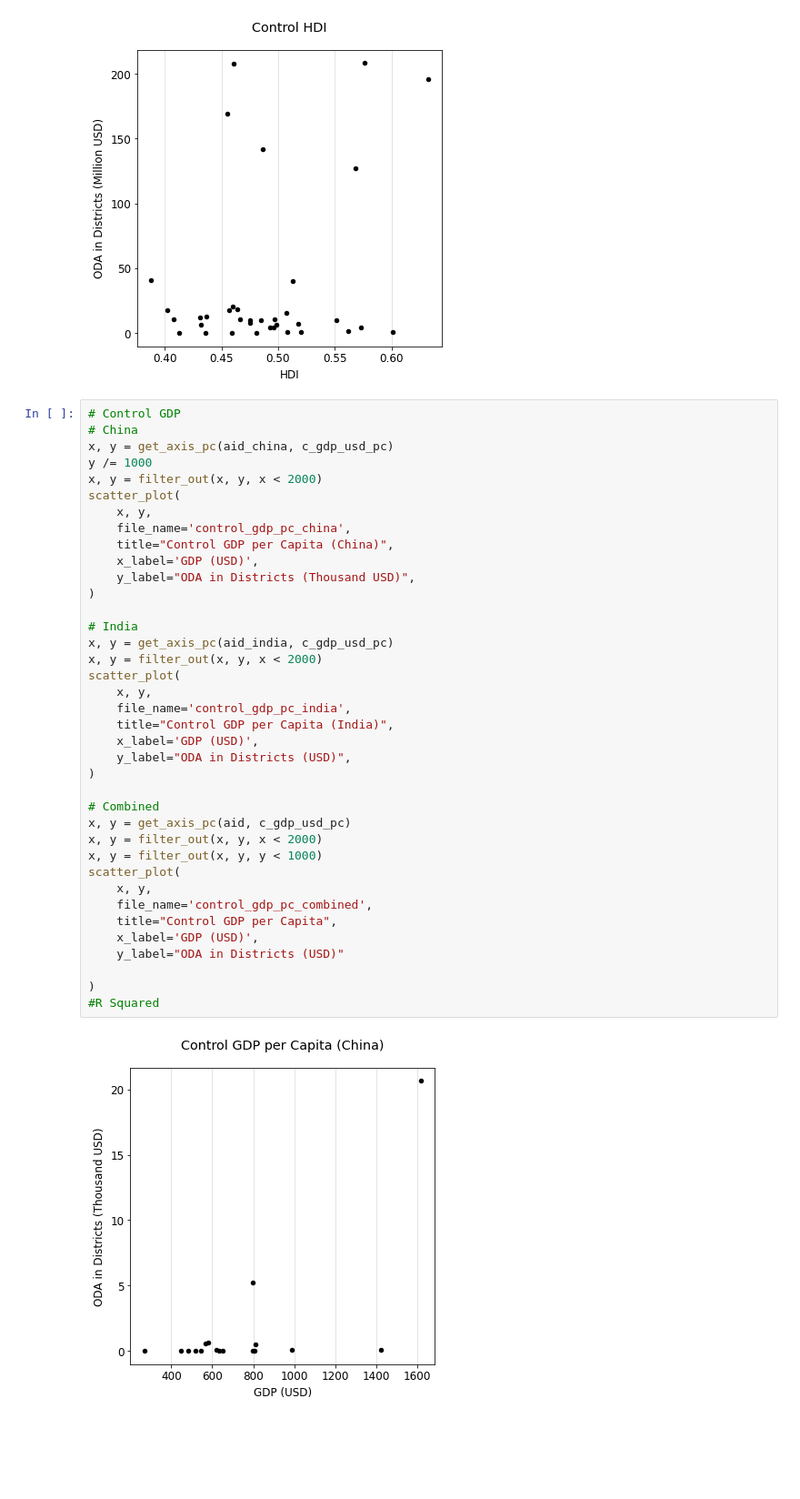
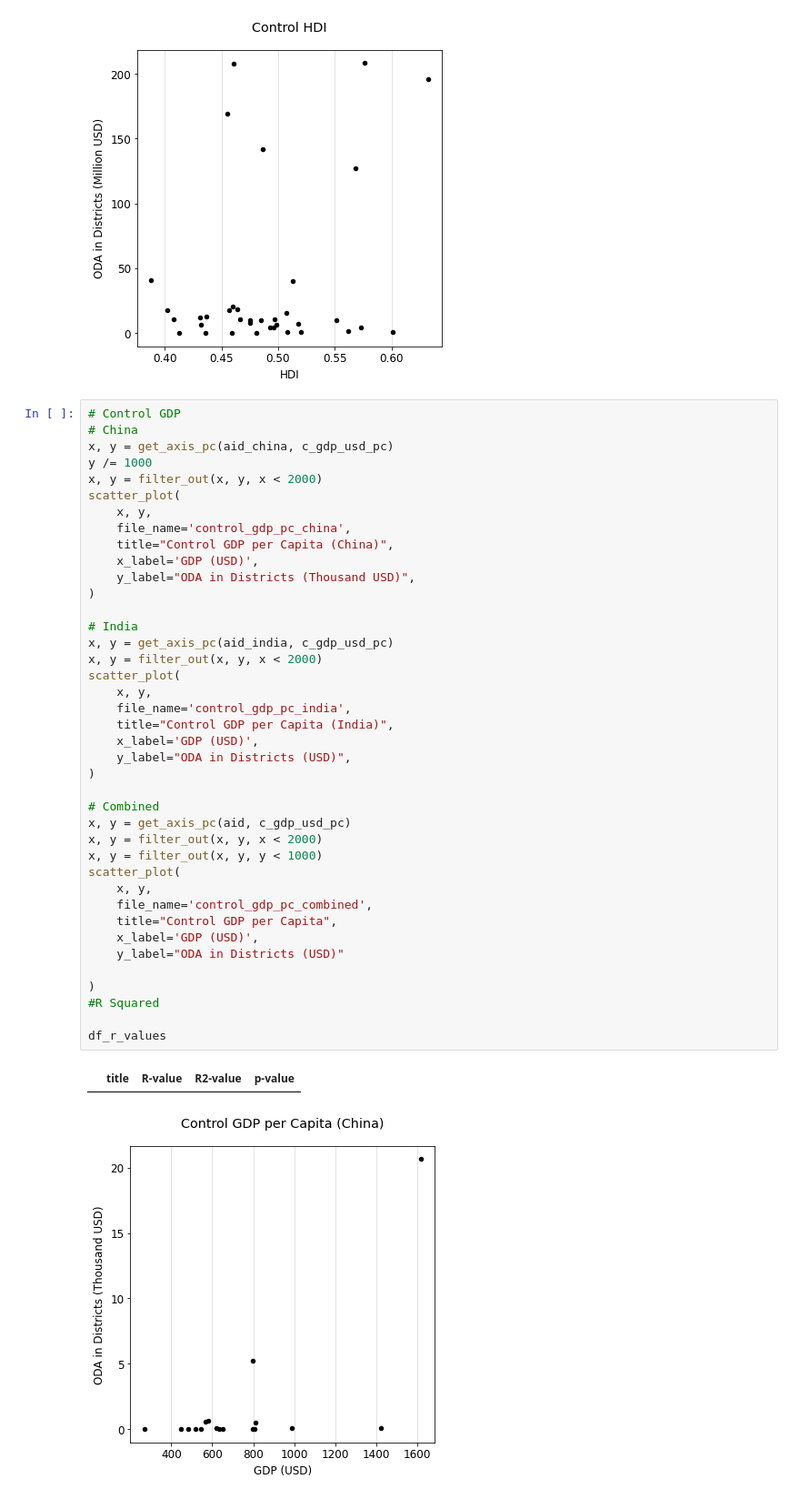
Before and after one commit to bidu19/nepal_aid_projects, a Jupyter notebook: aid_projects.ipynb, the cells around one changed output. Shown at 91% size. Cells and saved outputs as stored; diff of their text form; blank space fills up the shorter version.

```diff
--- a/aid_projects.ipynb
+++ b/aid_projects.ipynb
@@ -582,33 +637,36 @@ scatter_plot(
     title="Control GDP per Capita (China)",
     x_label='GDP (USD)',
     y_label="ODA in Districts (Thousand USD)",
 )
 
 # India
 x, y = get_axis_pc(aid_india, c_gdp_usd_pc)
 x, y = filter_out(x, y, x < 2000)
 scatter_plot(
     x, y,
     file_name='control_gdp_pc_india',
     title="Control GDP per Capita (India)",
     x_label='GDP (USD)',
     y_label="ODA in Districts (USD)",
 )
 
 # Combined
 x, y = get_axis_pc(aid, c_gdp_usd_pc)
 x, y = filter_out(x, y, x < 2000)
 x, y = filter_out(x, y, y < 1000)
 scatter_plot(
     x, y,
     file_name='control_gdp_pc_combined',
     title="Control GDP per Capita",
     x_label='GDP (USD)',
     y_label="ODA in Districts (USD)"
 
 )
 #R Squared
+
+df_r_values
 # %% [output]
+|  | title | R-value | R2-value | p-value |
 [figure]
 [figure]
 [figure]
```
Also changed, not shown: parts of 5 cells of this notebook, 2 other files.
